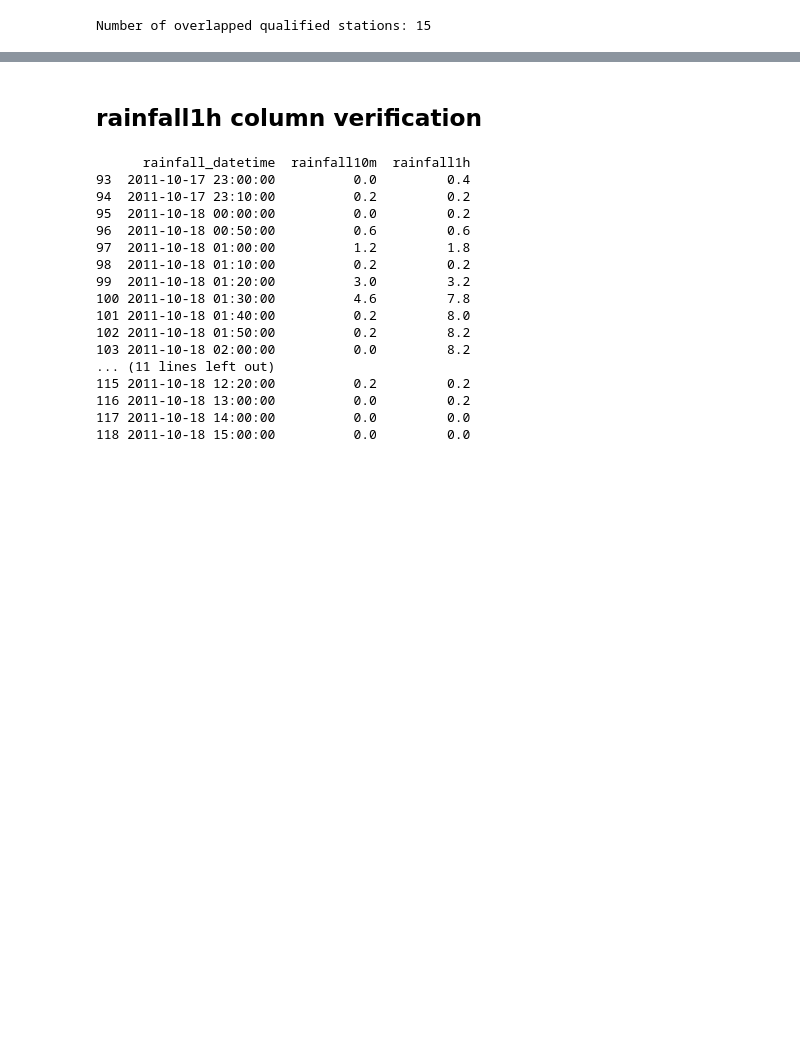
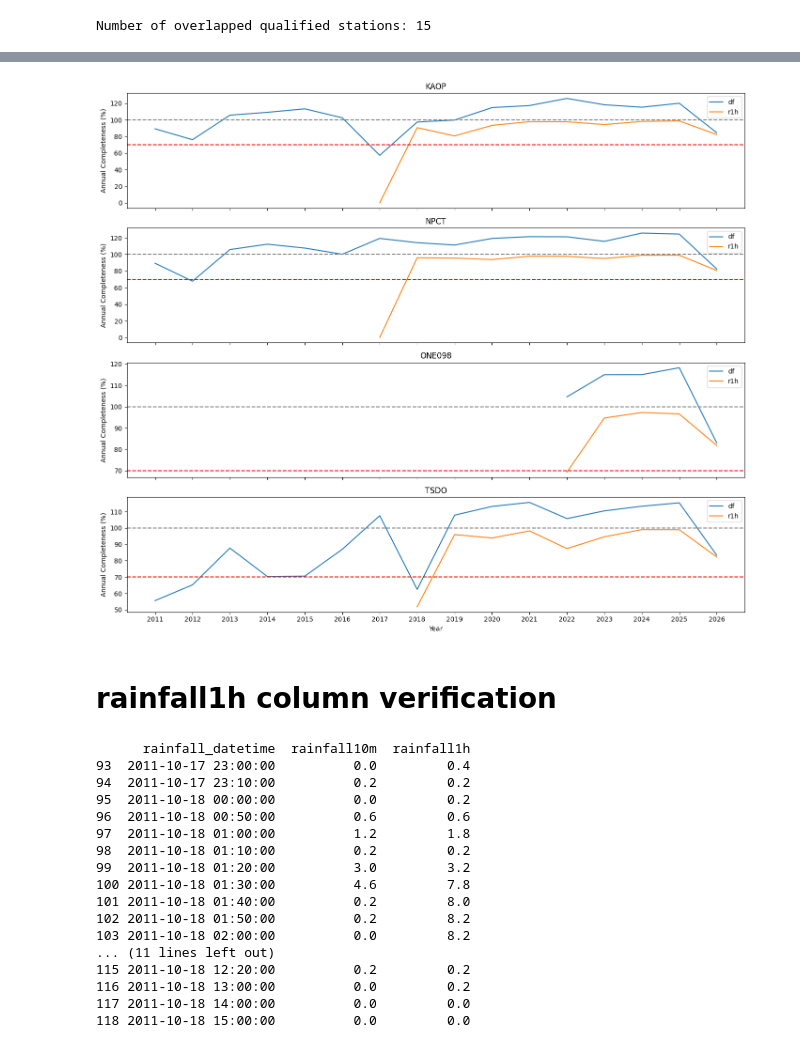
Before and after one commit to pongsakorn-onnim/rainfall_threshold_songkla, a Jupyter notebook: 01_eda_rainfall.ipynb, the cells around one changed output, grey strips where cells are left out. Saved outputs shown, nothing was run; the diff lists cells and outputs as text; code cells hidden in the pictures; blank space fills up the shorter version.

```diff
--- a/01_exploratory_data_analysis.ipynb
+++ b/01_eda_rainfall.ipynb
@@ -837,0 +847,7 @@ overlap
+# %%
+overlap_60m = overlap[overlap['interval'] == 60]
+# %%
+r1h_annual_completeness = r1h_pivot[r1h_pivot.index.isin(overlap_60m.index)] \
+                            .T.groupby(r1h_pivot.columns.year).mean() \
+                            .T.round(2).sort_index()
+r1h_annual_completeness
@@ -837,0 +861,5 @@ overlap
+# %%
+df_annual_completeness = combined_df_pivot[combined_df_pivot.index.isin(overlap_60m.index)] \
+                            .T.groupby(combined_df_pivot.columns.year).mean() \
+                            .T.round(2).sort_index()
+df_annual_completeness
@@ -838,5 +873,27 @@ overlap
+# %%
+fig, axes = plt.subplots(4, 1, figsize=(14, 12), sharex=True)
+
+for i, station in enumerate(r1h_annual_completeness.index):
+
+    df_annual_completeness.loc[station].plot(ax=axes[i], label='df')
+    r1h_annual_completeness.loc[station].plot(ax=axes[i], label='r1h')
+
+    axes[i].axhline(70, linestyle='--', color='red')
+    axes[i].axhline(100, linestyle='--', color='gray')
+    axes[i].set_xlabel('Year')
+    axes[i].set_ylabel('Annual Completeness (%)')
+    axes[i].set_title(station)
+    axes[i].legend()
+
+    # tells matplotlib to place a tick mark every 1 unit on the x-axis — since your x-axis is years, that means every year gets a tick.
+    axes[i].xaxis.set_major_locator(plt.MultipleLocator(1))
+
+plt.savefig(OUTPUT_DIR / f'overlap_60m_annual_completeness.png', dpi=150, bbox_inches='tight')
+fig.tight_layout()
+# %% [output]
+[figure, added]
 # %% [markdown]
-## rainfall1h column verification
+# rainfall1h column verification
 # %%
 inspect_df_idx = 6
 
```
Also changed, not shown: parts of 10 cells of this notebook, 1 other file.
